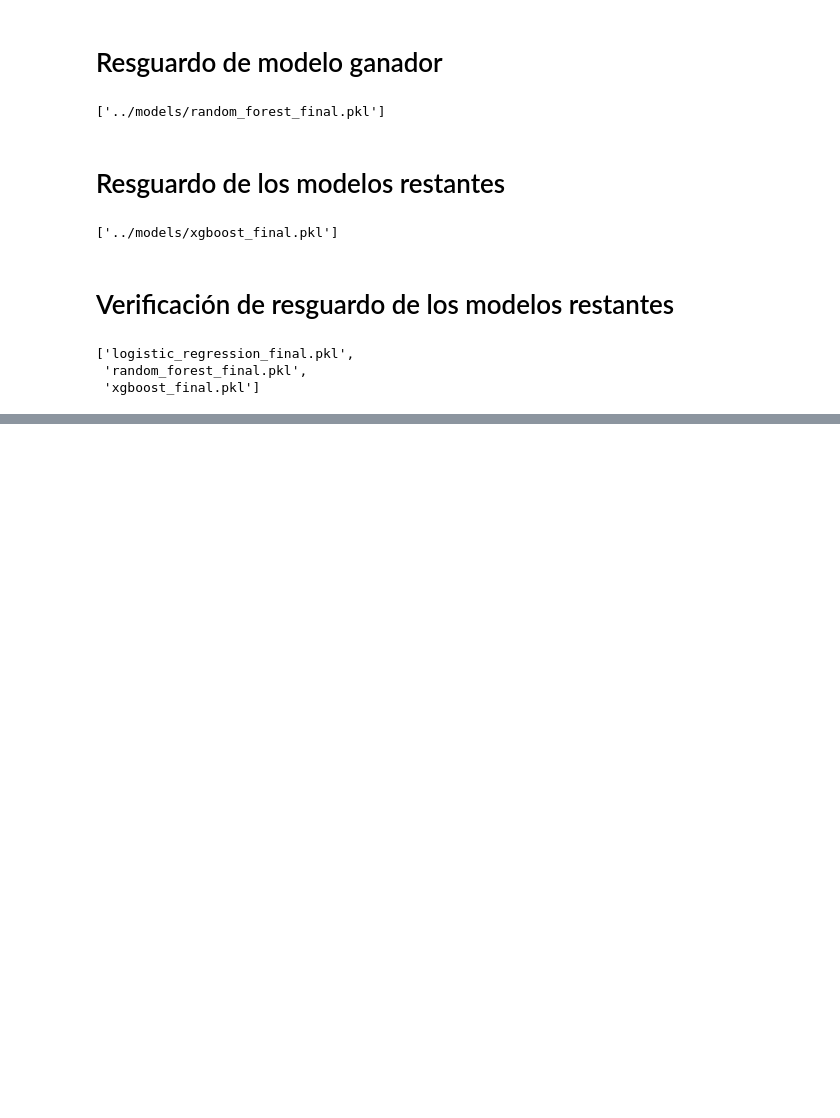
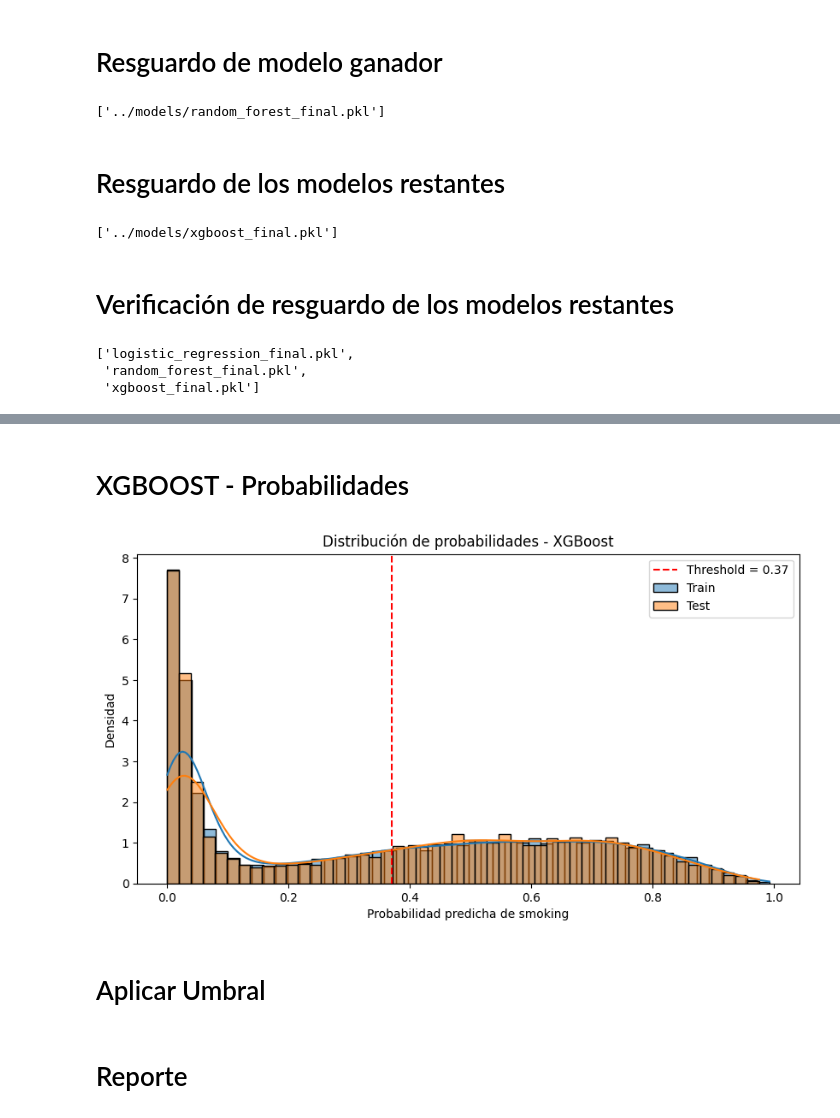
Before and after one commit to srdc-data/tp2-ml-prediccion-consumo-tabaco, a Jupyter notebook: NOTEBOOKS/04_Entrenamiento y Optimización.ipynb, the cells around one changed output, grey strips where cells are left out. Cells and saved outputs as stored; diff of their text form; code cells hidden in the pictures; blank space fills up the shorter version.

Commit message:
Se agregan experimentos de umbral y mejoras metodológicas del TP2

```diff
--- a/NOTEBOOKS/04_Entrenamiento y Optimización.ipynb
+++ b/NOTEBOOKS/04_Entrenamiento y Optimización.ipynb
@@ -576,0 +658,44 @@ os.listdir("../MODELS")
+# %% [markdown]
+# XGBOOST - Probabilidades
+# %%
+y_proba_xgb_train = xgb.predict_proba(X_train)[:,1]
+y_proba_xgb_test  = xgb.predict_proba(X_test)[:,1]
+# %%
+threshold_xgb = 0.37
+
+plt.figure(figsize=(10,5))
+
+sns.histplot(
+    y_proba_xgb_train,
+    bins=50,
+    stat='density',
+    kde=True,
+    alpha=0.5,
+    label='Train'
+)
+
+sns.histplot(
+    y_proba_xgb_test,
+    bins=50,
+    stat='density',
+    kde=True,
+    alpha=0.5,
+    label='Test'
+)
+
+plt.axvline(
+    threshold_xgb,
+    color='red',
+    linestyle='--',
+    label=f'Threshold = {threshold_xgb}'
+)
+
+plt.title('Distribución de probabilidades - XGBoost')
+plt.xlabel('Probabilidad predicha de smoking')
+plt.ylabel('Densidad')
+plt.legend()
+plt.show()
+# %% [output]
+[figure, added]
+# %% [markdown]
+# Aplicar Umbral
@@ -576,0 +706,2 @@ os.listdir("../MODELS")
+# %% [markdown]
+# Reporte
```
Also changed, not shown: parts of 15 cells of this notebook, 6 other files.
